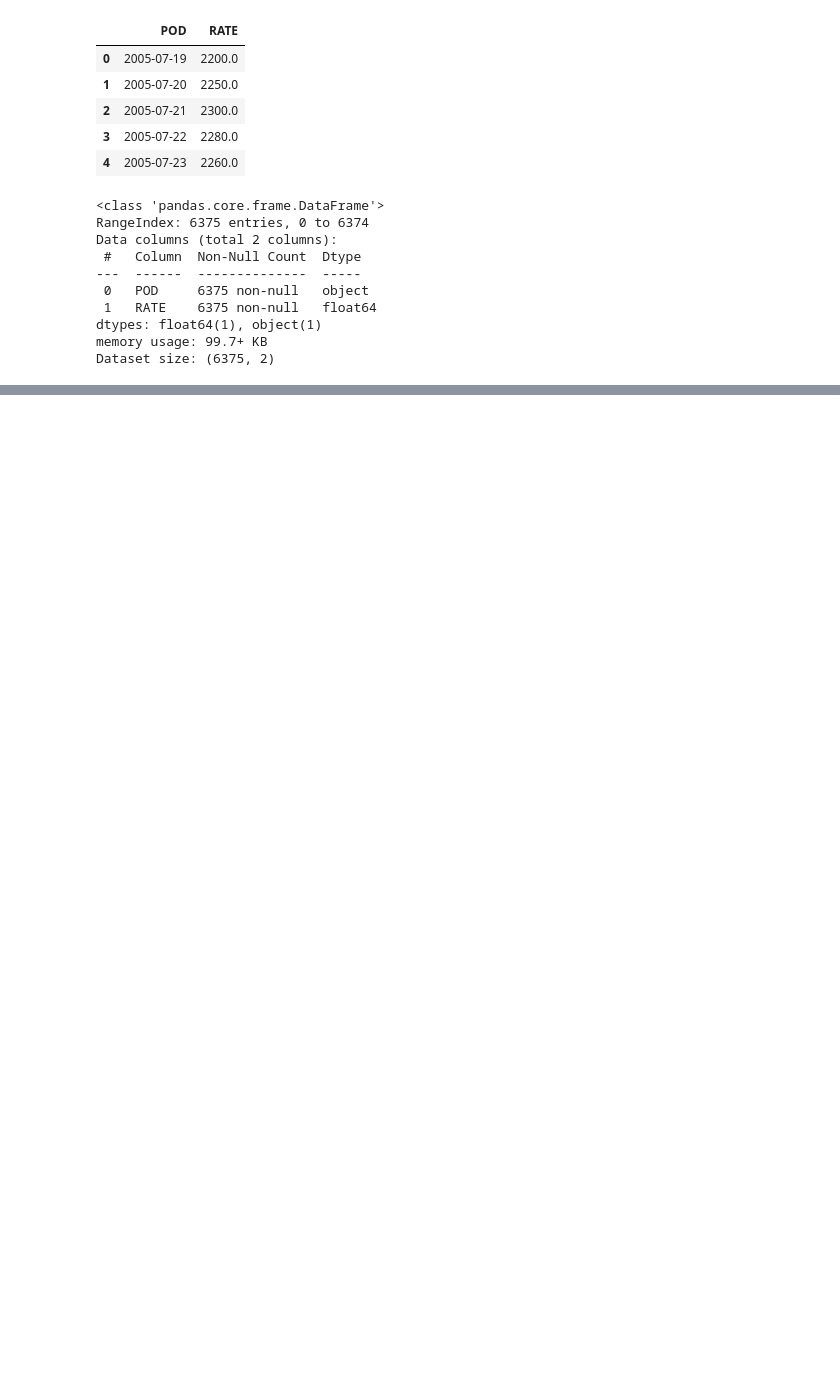
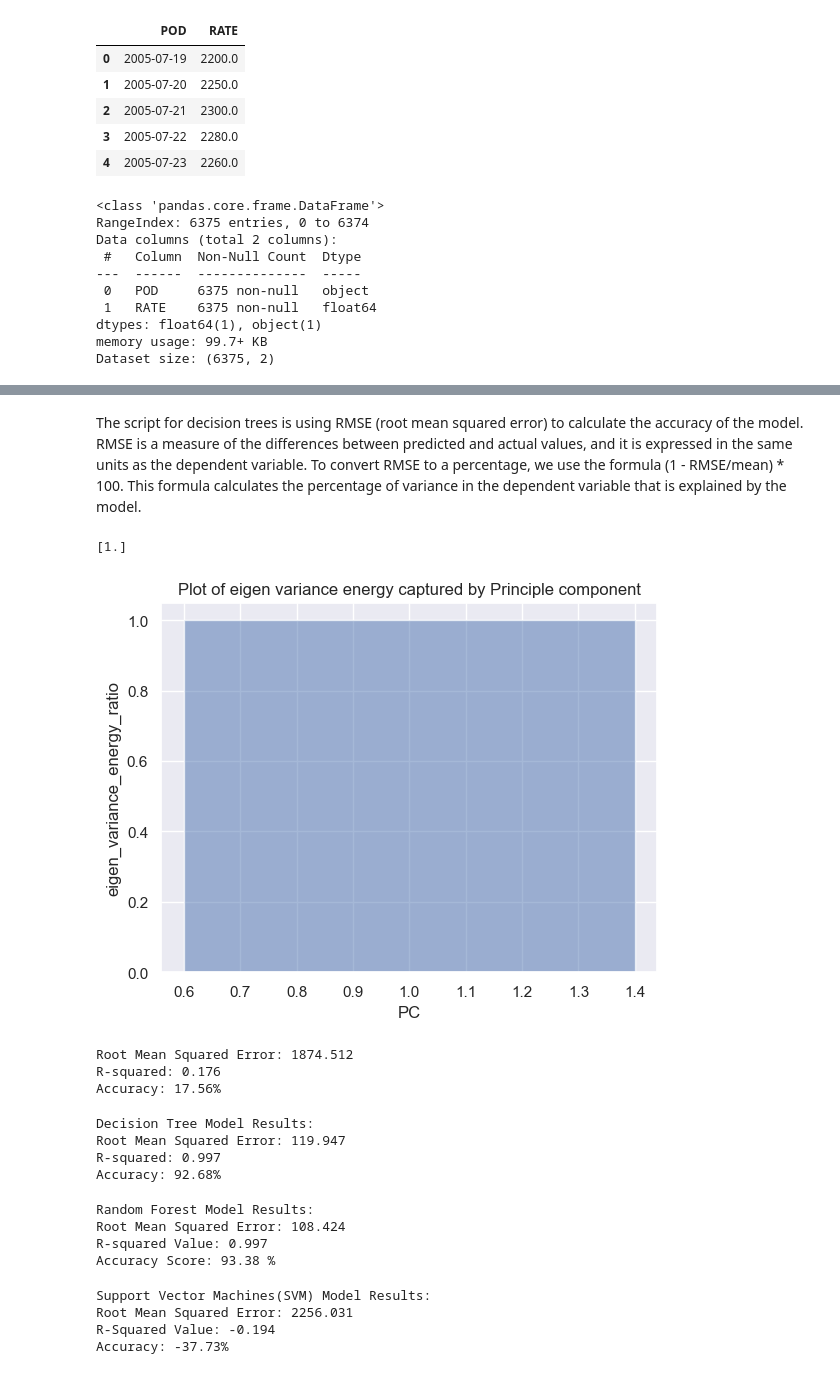
Before and after one commit to aloysiuswjw/Cost-Rate-Analysis, a Jupyter notebook: fc_model.ipynb, the cells around one changed output, grey strips where cells are left out. Drawn from its saved outputs; the diff is of its cells as text; code cells hidden in the pictures; blank space fills up the shorter version.

Commit message:
Did Decison tree, Random Forest and SVM

```diff
--- a/fc_model.ipynb
+++ b/fc_model.ipynb
@@ -48,5 +36,4 @@ Dataset size: (6375, 2)
 # %%
-df.set_index('POD', inplace=True)
-df.head()
-df.tail()
+df['POD'] = pd.to_datetime(df['POD'])
+df.info()
 # %% [output]
@@ -98,0 +142,2 @@ It is worth noting that predicting stock prices is a challenging task and no sin
+# %% [markdown]
+<p>The script for decision trees is using RMSE (root mean squared error) to calculate the accuracy of the model. RMSE is a measure of the differences between predicted and actual values, and it is expressed in the same units as the dependent variable. To convert RMSE to a percentage, we use the formula (1 - RMSE/mean) * 100. This formula calculates the percentage of variance in the dependent variable that is explained by the model.</p>
@@ -98,0 +225,53 @@ It is worth noting that predicting stock prices is a challenging task and no sin
+# %%
+from sklearn.preprocessing import StandardScaler
+from sklearn.model_selection import train_test_split
+
+# Y is the target
+Y = df.pop('RATE')
+X = df
+
+#normalise
+sc = StandardScaler()
+X = sc.fit_transform(X)
+X_train, X_test, y_train, y_test = train_test_split(X, Y, test_size=0.3)
+# %%
+#plot PCA to determine PCs
+pca_all = pcaEigenDecomp(X)
+totalComponents = df.shape[1]
+pcaPlotEigenVec(pca_all, totalComponents+1)
+# %% [output]
+[1.]
+[figure, added]
+# %%
+findLR(X_train, X_test, y_train, y_test)
+# %% [output]
+Root Mean Squared Error: 1874.512
+R-squared: 0.176
+Accuracy: 17.56%
+# %%
+# Decision Tree
+print("Decision Tree Model Results:")
+findDT(X_train, X_test, y_train, y_test)
+# %% [output]
+Decision Tree Model Results:
+Root Mean Squared Error: 119.947
+R-squared: 0.997
+Accuracy: 92.68%
+# %%
+# Random Forest
+print("Random Forest Model Results:")
+findRF(X_train, X_test, y_train, y_test)
+# %% [output]
+Random Forest Model Results:
+Root Mean Squared Error: 108.424
+R-squared Value: 0.997
+Accuracy Score: 93.38 %
+# %%
+# Support Vector Machines(SVM)
+print("Support Vector Machines(SVM) Model Results:")
+findSVM(X_train, X_test, y_train, y_test)
+# %% [output]
+Support Vector Machines(SVM) Model Results:
+Root Mean Squared Error: 2256.031
+R-Squared Value: -0.194
+Accuracy: -37.73%
```
Also changed, not shown: parts of 13 cells of this notebook, 2 other files.
